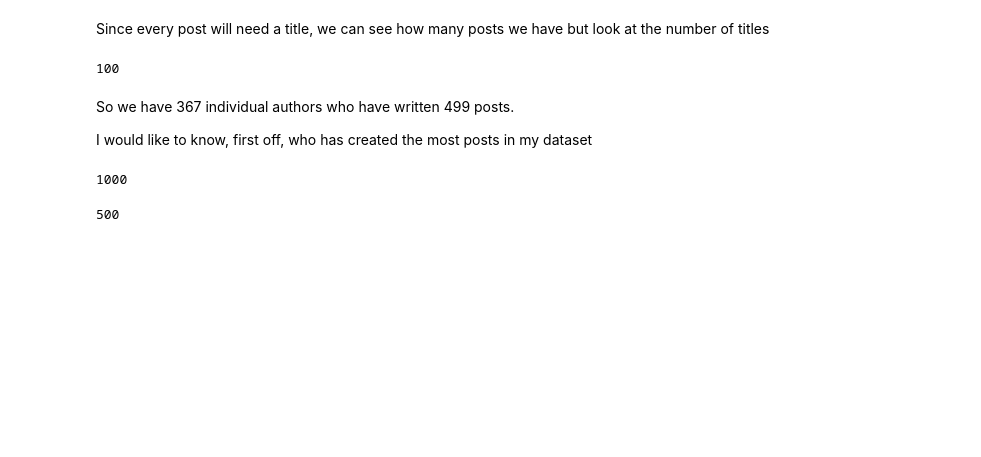
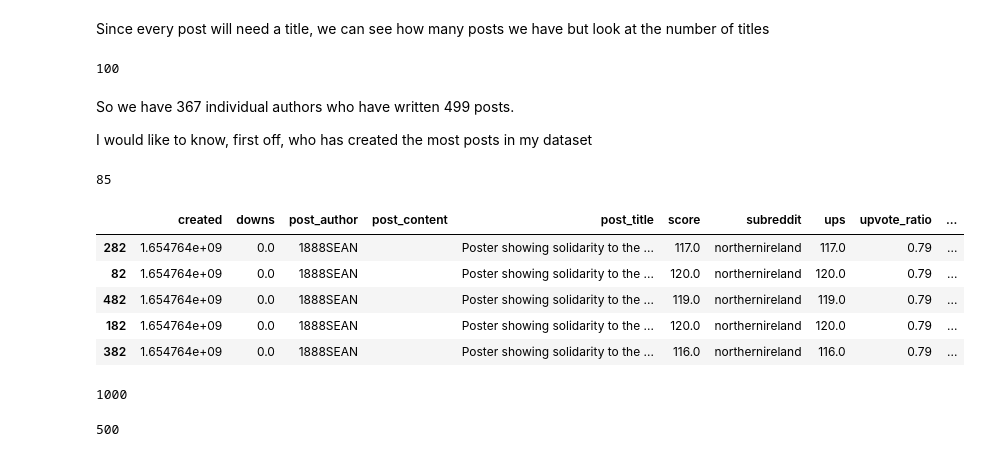
Before and after one commit to ofithcheallaigh/PersonalProjects, a Jupyter notebook: APIs/Reddit_API/eda.ipynb, the cells around one changed output. Saved outputs shown, nothing was run; the diff lists cells and outputs as text; code cells hidden in the pictures; blank space fills up the shorter version.

```diff
--- a/APIs/Reddit_API/eda.ipynb
+++ b/APIs/Reddit_API/eda.ipynb
@@ -77,13 +106,23 @@ author_list = list(unique_authors)
 
 from collections import Counter, defaultdict
 counts = Counter(author_list)
+len(counts)
 # counts.most_common
+# %% [output]
+85
 # %%
-post_df = pd.DataFrame.from_dict(reddit_ni_data)
+post_df = pd.DataFrame.from_dict(reddit_dict)
 # post_df.head(10)
 # %%
 post_df_sorted_by_author = post_df.sort_values(by="post_author", ascending=True)
-# post_df_sorted_by_author.head()
+post_df_sorted_by_author.head()
+# %% [output]
+|  | created | downs | post_author | post_content | post_title | score | subreddit | ups | upvote_ratio | ... |
+| 282 | 1.654764e+09 | 0.0 | 1888SEAN |  | Poster showing solidarity to the ... | 117.0 | northernireland | 117.0 | 0.79 | ... |
+| 82 | 1.654764e+09 | 0.0 | 1888SEAN |  | Poster showing solidarity to the ... | 120.0 | northernireland | 120.0 | 0.79 | ... |
+| 482 | 1.654764e+09 | 0.0 | 1888SEAN |  | Poster showing solidarity to the ... | 119.0 | northernireland | 119.0 | 0.79 | ... |
+| 182 | 1.654764e+09 | 0.0 | 1888SEAN |  | Poster showing solidarity to the ... | 120.0 | northernireland | 120.0 | 0.79 | ... |
+| 382 | 1.654764e+09 | 0.0 | 1888SEAN |  | Poster showing solidarity to the ... | 116.0 | northernireland | 116.0 | 0.79 | ... |
 # %%
 post_df_sorted_by_upvote = post_df.sort_values(by="ups", ascending=False)
 # post_df_sorted_by_upvote.head()
```
Also changed, not shown: parts of 12 cells of this notebook.
